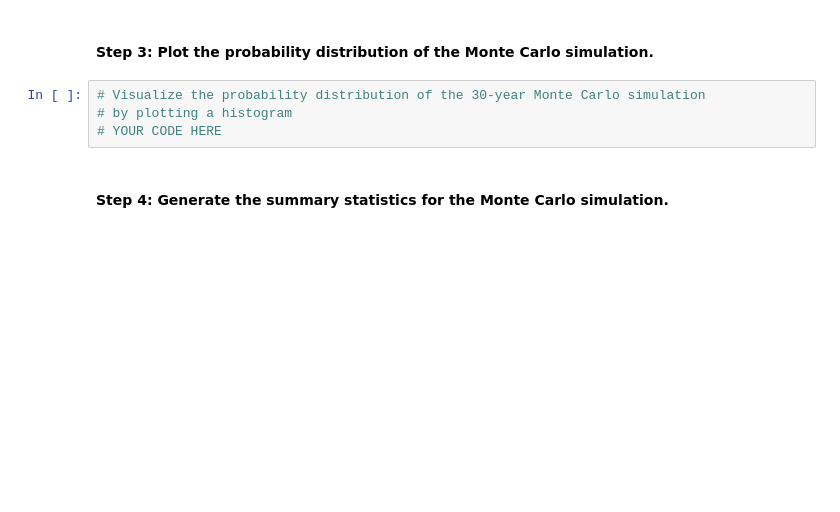
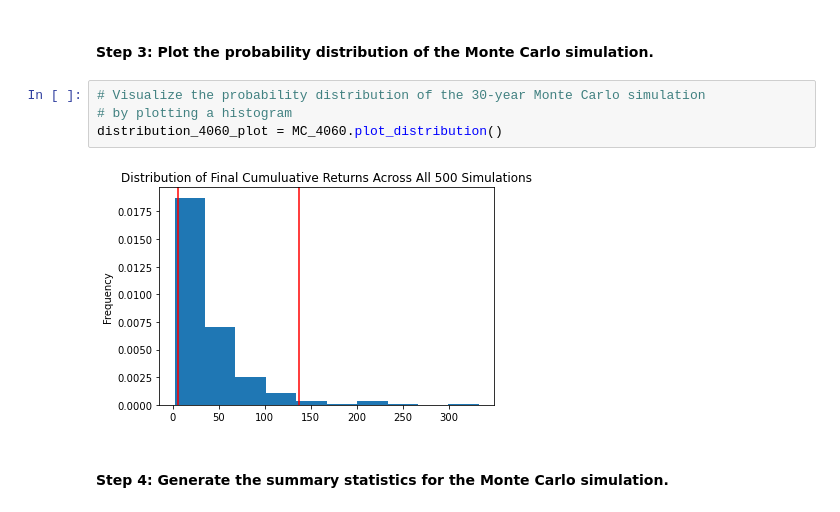
Before and after one commit to tembolo1284/ChallengeFiles_Part5_PaulLopez, a Jupyter notebook: financial_planning_tools.ipynb, the cells around one changed output. Drawn from its saved outputs; the diff is of its cells as text; blank space fills up the shorter version.

```diff
--- a/financial_planning_tools.ipynb
+++ b/financial_planning_tools.ipynb
@@ -427,7 +518,9 @@ In this section, you’ll use the MCForecastTools library to create a Monte Carl
 # %%
 # Visualize the probability distribution of the 30-year Monte Carlo simulation
 # by plotting a histogram
-# YOUR CODE HERE
+distribution_4060_plot = MC_4060.plot_distribution()
+# %% [output]
+[figure, added]
 # %% [markdown]
 #### Step 4: Generate the summary statistics for the Monte Carlo simulation.
 # %%
```
Also changed, not shown: parts of 38 cells of this notebook, 2 other files.
